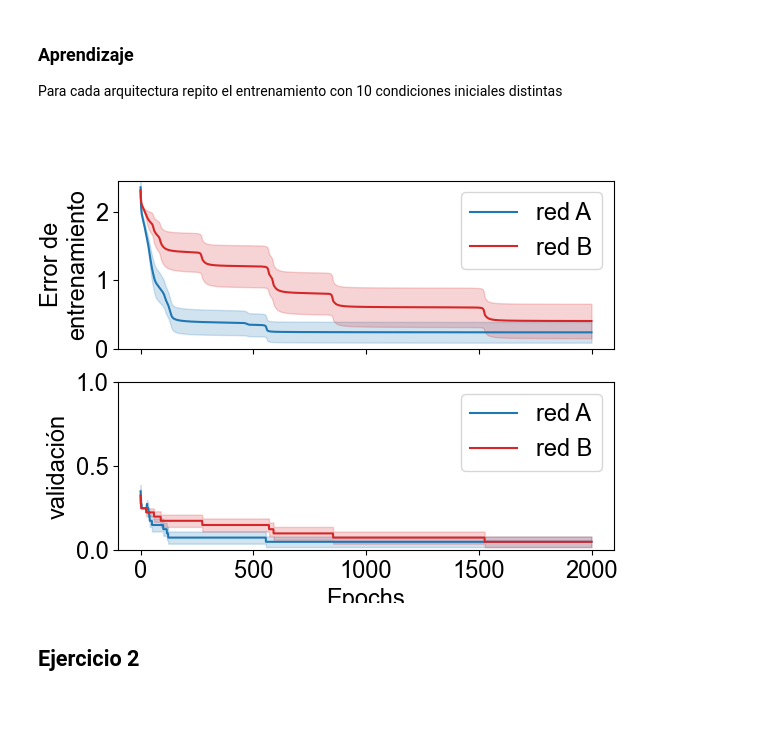
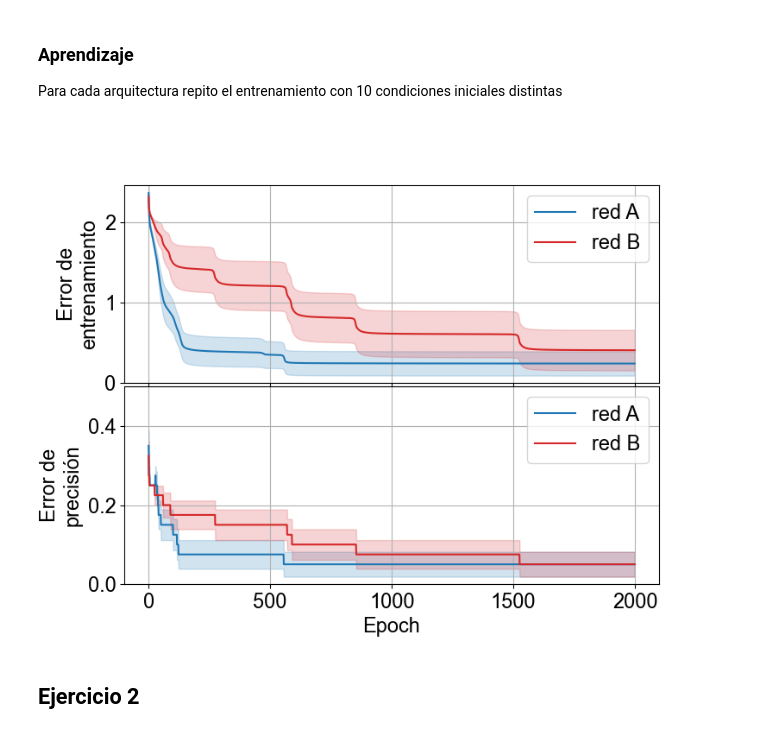
Before and after one commit to Lupama2/RedesNeuronales, a Jupyter notebook: Practicas/practica_4/practica_4_ej_1_y_2.ipynb, the cells around one changed output. Cells and saved outputs as stored; diff of their text form; code cells hidden in the pictures; blank space fills up the shorter version.

```diff
--- a/Practicas/practica_4/practica_4_ej_1_y_2.ipynb
+++ b/Practicas/practica_4/practica_4_ej_1_y_2.ipynb
@@ -214,33 +214,39 @@ B_e_loss_mean, B_e_loss_std, B_validation_mean, B_validation_std = aprendizaje_r
 # %%
 #Grafico
 
-fig, ax = plt.subplots(2, 1, sharex=True)
+fig, ax = plt.subplots(2, 1, figsize = (8,6), sharex=True)
+fig.subplots_adjust(hspace=0.02)
+
 #Red A:
 ax[0].plot(A_e_loss_mean, label = "red A", color = "tab:blue")
 ax[0].fill_between(np.arange(N_epochs), A_e_loss_mean - A_e_loss_std, A_e_loss_mean + A_e_loss_std, alpha = 0.2, color = "tab:blue")
 ax[1].plot(A_validation_mean, label = "red A", color = "tab:blue")
 ax[1].fill_between(np.arange(N_epochs), A_validation_mean - A_validation_std, A_validation_mean + A_validation_std, alpha = 0.2, color = "tab:blue")
 #Red B:
 ax[0].plot(B_e_loss_mean, label = "red B", color = "tab:red")
 ax[0].fill_between(np.arange(N_epochs), B_e_loss_mean - B_e_loss_std, B_e_loss_mean + B_e_loss_std, alpha = 0.2, color = "tab:red")
 ax[1].plot(B_validation_mean, label = "red B", color = "tab:red")
 ax[1].fill_between(np.arange(N_epochs), B_validation_mean - B_validation_std, B_validation_mean + B_validation_std, alpha = 0.2, color = "tab:red")
 
 #Decoración
-ax[1].set_xlabel("Epochs")
+ax[1].set_xlabel("Epoch")
 ax[0].set_ylabel("Error de\nentrenamiento")
-ax[1].set_ylabel("Error de\nvalidación")
+ax[1].set_ylabel("Error de\nprecisión")
 
+ax[0].grid(); ax[1].grid()
 
-ax[1].set_ylim([0, 1])
 ax[0].set_ylim([0, np.max(np.array([np.max(A_e_loss_mean + A_e_loss_std), np.max(B_e_loss_mean + B_e_loss_std)] ) )])
+ax[1].set_ylim([0, 0.5])
 
 ax[0].legend()
 ax[1].legend()
 
 plt.show()
+
+#Guardo la figura
+fig.savefig("Figures/ej_1.pdf", bbox_inches='tight')
 # %% [output]
-[figure, old version]
+[figure, new version]
 # %% [markdown]
 ## Ejercicio 2
 # %%
```
Also changed, not shown: parts of 2 cells of this notebook, 6 other files.
